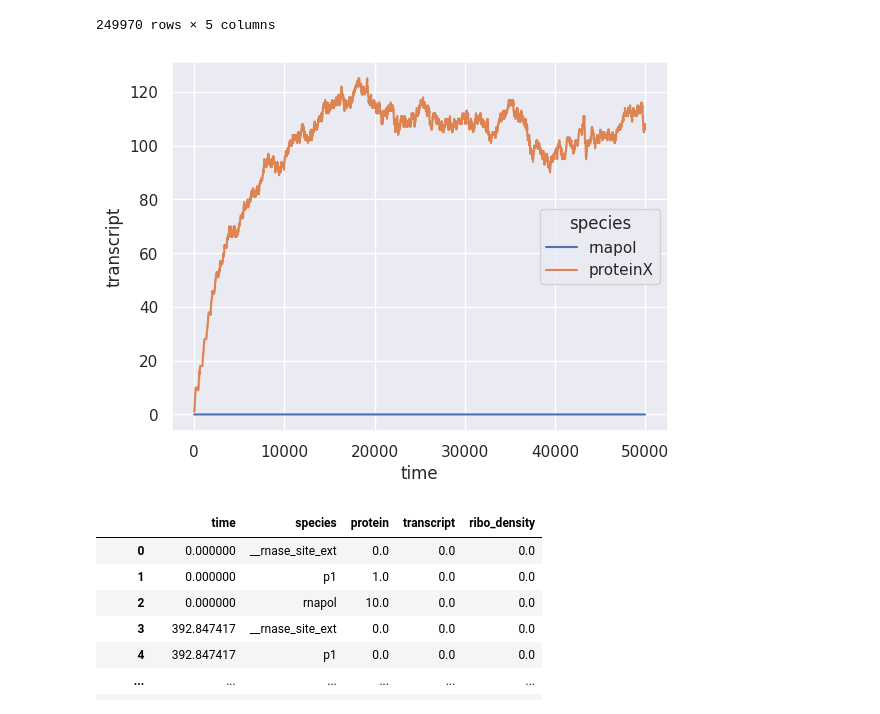
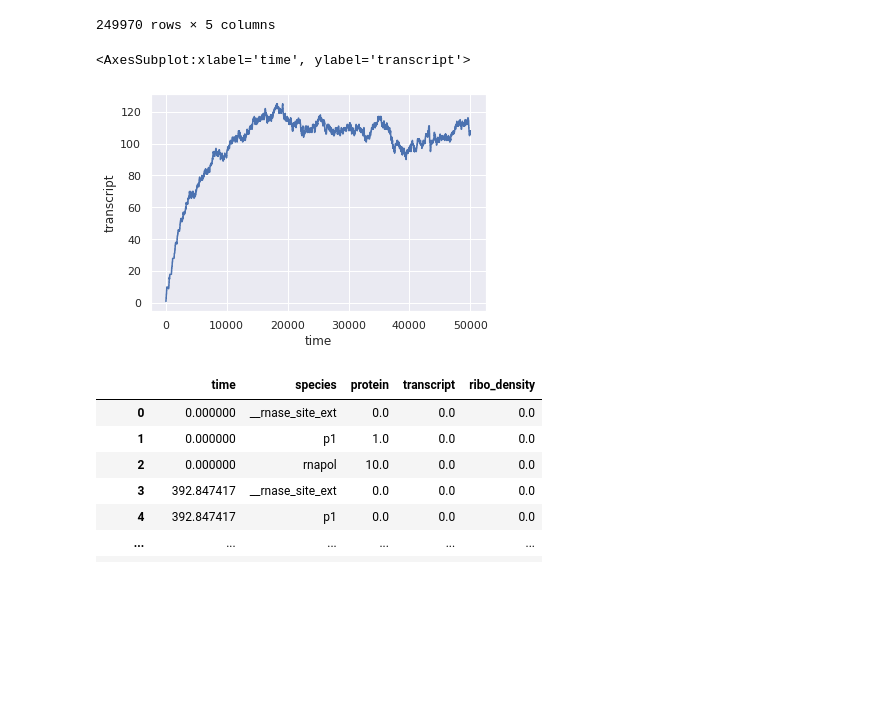
Before and after one commit to alexismhill3/tRNA-dynamics, a Jupyter notebook: quant_analysis/Untitled.ipynb, the cells around one changed output. Drawn from its saved outputs; the diff is of its cells as text; code cells hidden in the pictures; blank space fills up the shorter version.

Commit message:
add figure for quant analysis section of grant

```diff
--- a/quant_analysis/Untitled.ipynb
+++ b/quant_analysis/Untitled.ipynb
@@ -28,11 +28,12 @@ df
 | 249969 | 49999.001147 | rnapol | 0.0 | 0.0 | 0.0 |
 249970 rows × 5 columns
 # %%
-df_species = df[(df.species == "proteinX") | (df.species == "rnapol")]
-sns.lineplot(data = df_species, x = "time", y = "transcript", hue="species")
-plt.savefig(f"pol_10_high_binding_with_pol.png")
+df_species = df[(df.species == "proteinX")]
+sns.lineplot(data = df_species, x = "time", y = "transcript")
+#plt.savefig(f"pol_10_high_binding_with_pol.png")
 # %% [output]
+<AxesSubplot:xlabel='time', ylabel='transcript'>
-[figure, old version]
+[figure, new version]
 # %%
 df_2 = pd.read_csv("simple2.tsv", sep="\t")
 df_2
```
Also changed, not shown: parts of 2 cells of this notebook, 1 other file.
